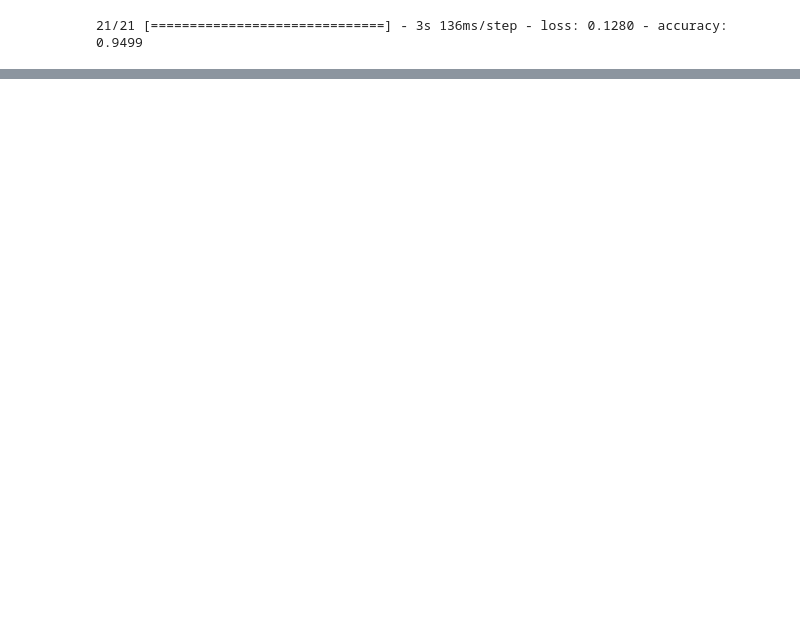
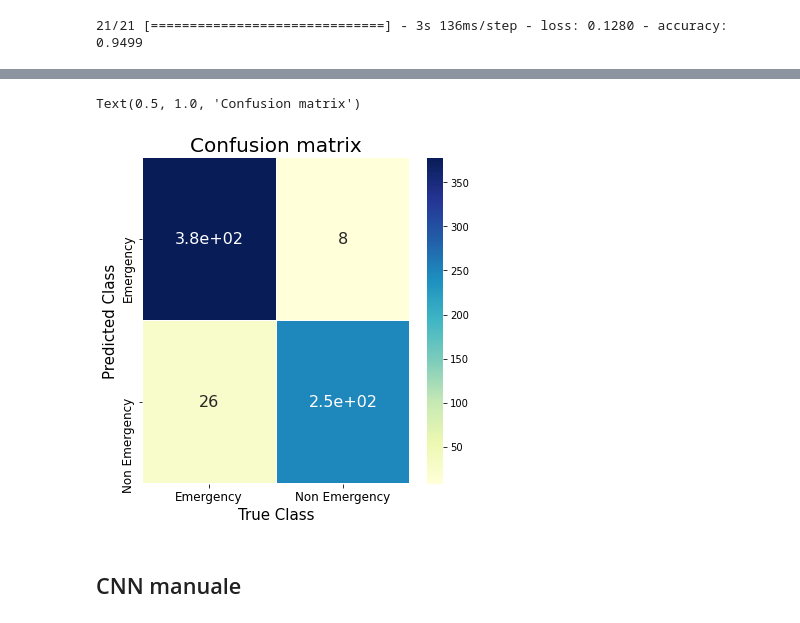
Before and after one commit to Chri1629/dsim_project, a Jupyter notebook: image/ambulanze.ipynb, the cells around one changed output, grey strips where cells are left out. Drawn from its saved outputs; the diff is of its cells as text; code cells hidden in the pictures; blank space fills up the shorter version.

```diff
--- a/image/ambulanze.ipynb
+++ b/image/ambulanze.ipynb
@@ -236 +240,21 @@ print(classification_report(test_generator.classes, pred_1))
 weighted avg       0.95      0.95      0.95       659
+# %%
+cm = confusion_matrix(test_generator.classes, pred_1)
+
+fig = plt.figure(figsize = (6,6))
+ax = plt.subplot()
+sns.heatmap(cm, annot=True, annot_kws={"size": 16},
+           linewidths=.1, cmap="YlGnBu")
+plt.xlabel("True Class", size = 15)
+plt.ylabel("Predicted Class", size = 15)
+plt.xticks(size = 12)
+plt.yticks(size = 12)
+ax.yaxis.set_ticklabels(['Emergency', 'Non Emergency'])
+ax.xaxis.set_ticklabels(['Emergency', 'Non Emergency'])
+
+plt.title("Confusion matrix", size = 20)
+# %% [output]
+Text(0.5, 1.0, 'Confusion matrix')
+[figure, added]
+# %% [markdown]
+## CNN manuale
```
Also changed, not shown: parts of 38 cells of this notebook.
